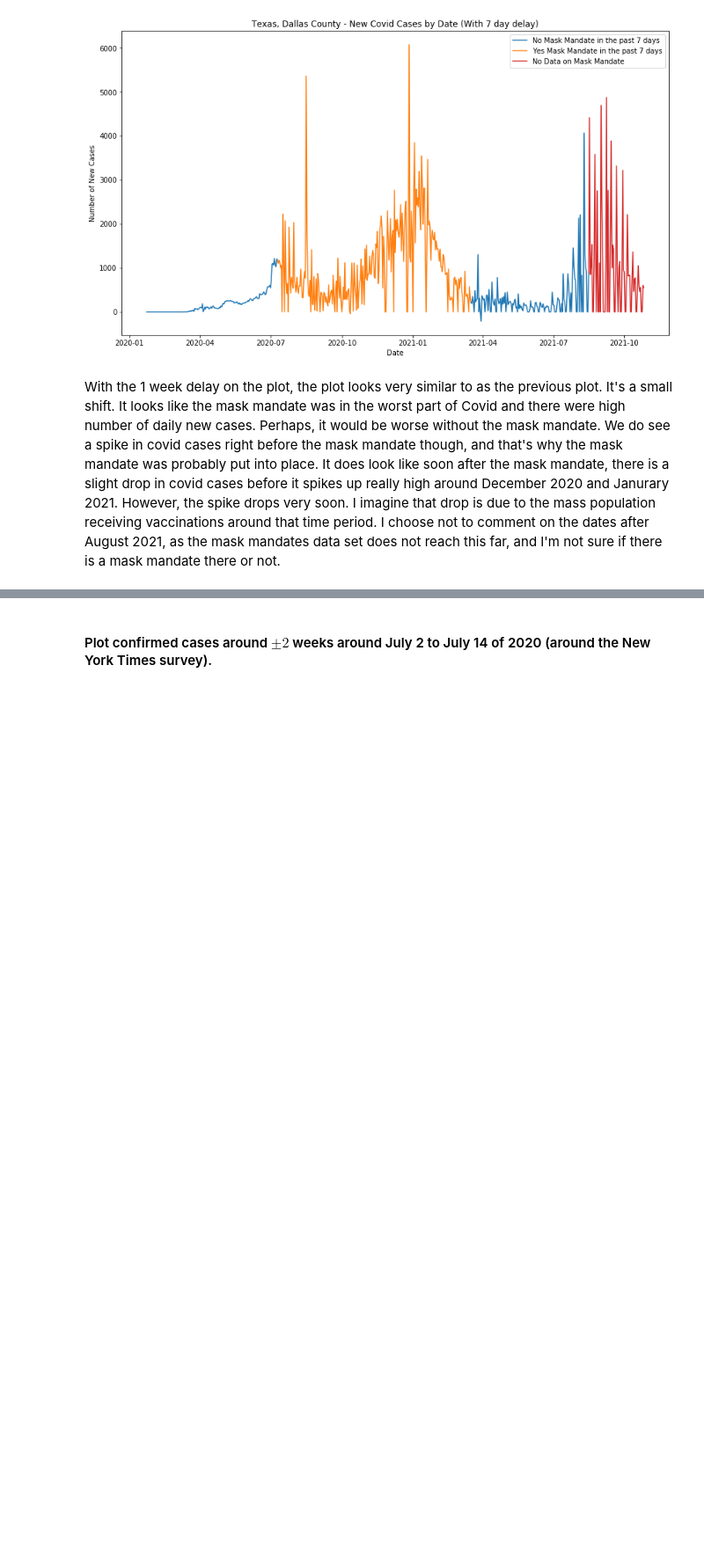
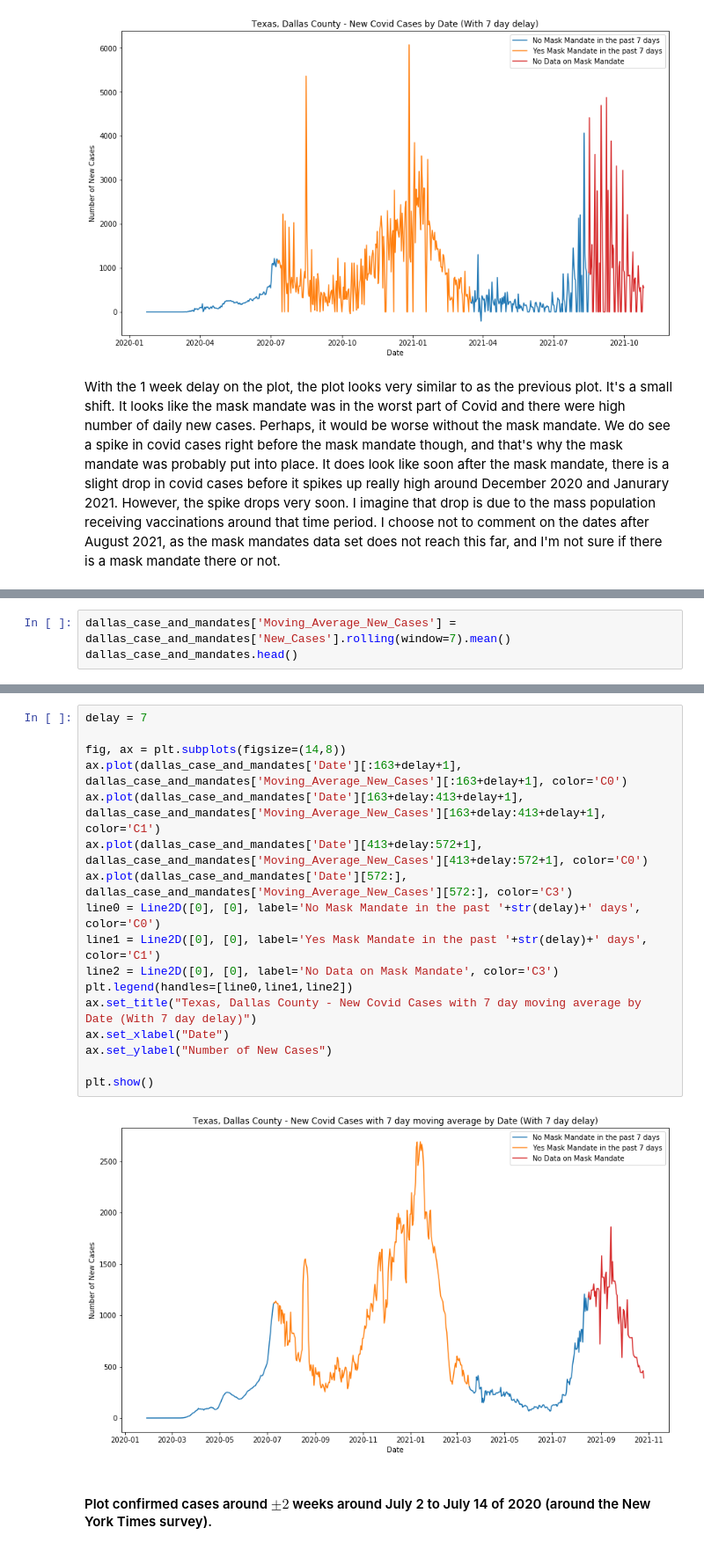
Before and after one commit to azhou5211/hcde_project, a Jupyter notebook: A4/notebooks/A4.ipynb, the cells around one changed output, grey strips where cells are left out. Shown at 88% size. Cells and saved outputs as stored; diff of their text form; blank space fills up the shorter version.

Commit message:
pushing new plot with 7 day moving average

```diff
--- a/A4/notebooks/A4.ipynb
+++ b/A4/notebooks/A4.ipynb
@@ -298,0 +301,3 @@ With the 1 week delay on the plot, the plot looks very similar to as the previou
+# %%
+dallas_case_and_mandates['Moving_Average_New_Cases'] = dallas_case_and_mandates['New_Cases'].rolling(window=7).mean()
+dallas_case_and_mandates.head()
@@ -299,3 +312,22 @@ With the 1 week delay on the plot, the plot looks very similar to as the previou
+# %%
+delay = 7
+
+fig, ax = plt.subplots(figsize=(14,8))
+ax.plot(dallas_case_and_mandates['Date'][:163+delay+1], dallas_case_and_mandates['Moving_Average_New_Cases'][:163+delay+1], color='C0')
+ax.plot(dallas_case_and_mandates['Date'][163+delay:413+delay+1], dallas_case_and_mandates['Moving_Average_New_Cases'][163+delay:413+delay+1], color='C1')
+ax.plot(dallas_case_and_mandates['Date'][413+delay:572+1], dallas_case_and_mandates['Moving_Average_New_Cases'][413+delay:572+1], color='C0')
+ax.plot(dallas_case_and_mandates['Date'][572:], dallas_case_and_mandates['Moving_Average_New_Cases'][572:], color='C3')
+line0 = Line2D([0], [0], label='No Mask Mandate in the past '+str(delay)+' days', color='C0')
+line1 = Line2D([0], [0], label='Yes Mask Mandate in the past '+str(delay)+' days', color='C1')
+line2 = Line2D([0], [0], label='No Data on Mask Mandate', color='C3')
+plt.legend(handles=[line0,line1,line2])
+ax.set_title("Texas, Dallas County - New Covid Cases with 7 day moving average by Date (With 7 day delay)")
+ax.set_xlabel("Date")
+ax.set_ylabel("Number of New Cases")
+
+plt.show()
+# %% [output]
+[figure, added]
 # %% [markdown]
 #### Plot confirmed cases around $\pm2$ weeks around July 2 to July 14 of 2020 (around the New York Times survey).
 # %%
```
Also changed, not shown: parts of 3 cells of this notebook, 1 other file.
